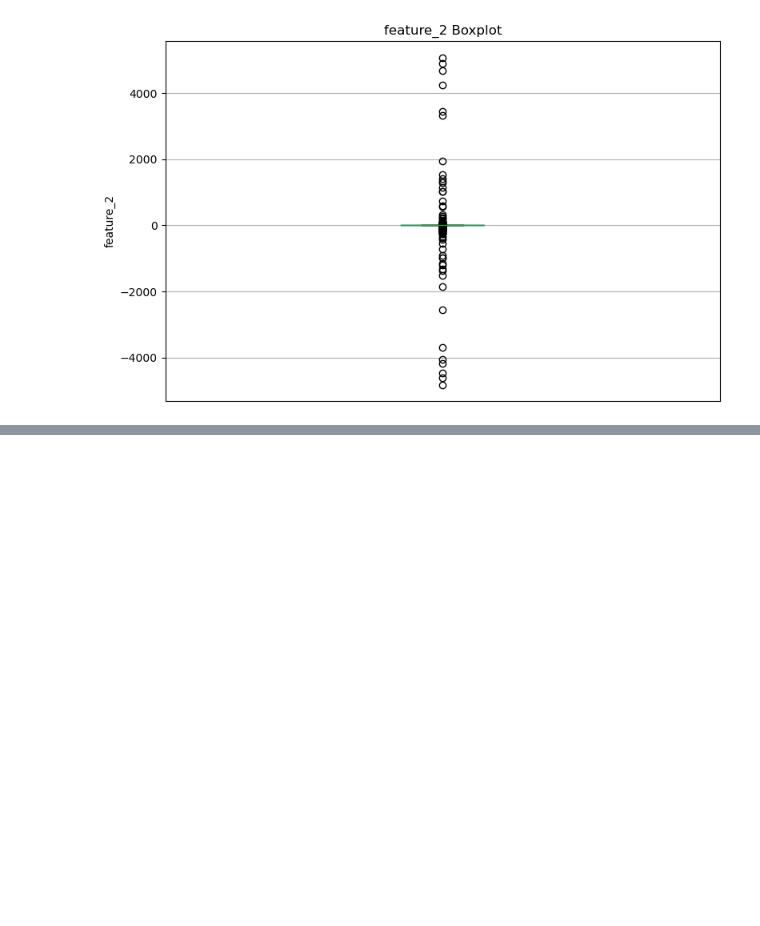
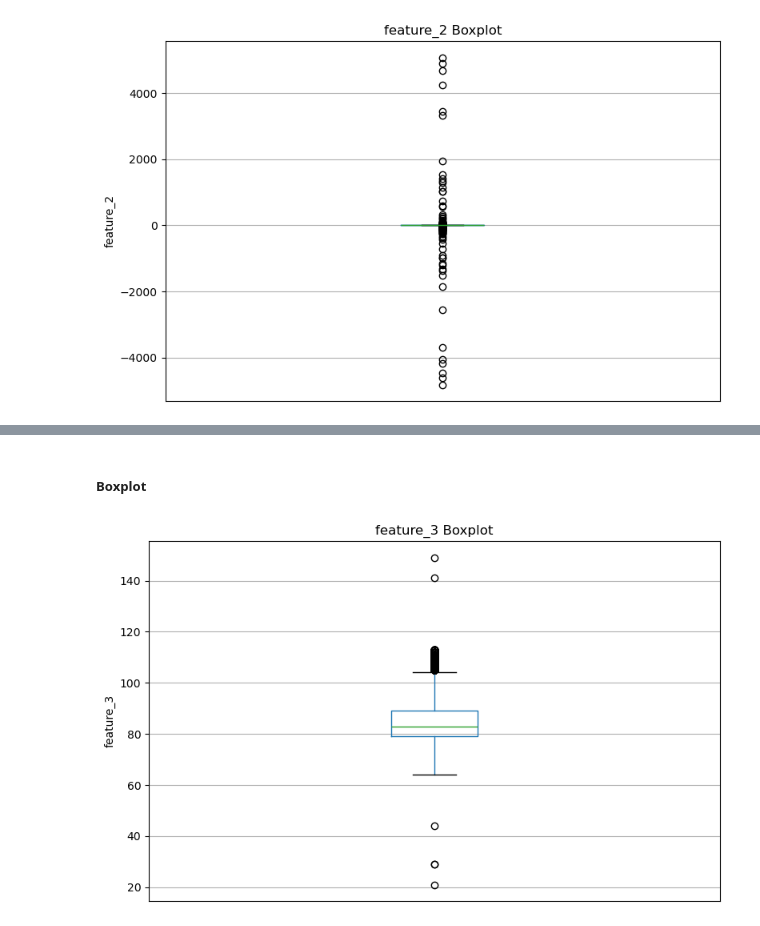
Before and after one commit to Daniyaliranmehr/Neural-Network-Training-Techniques, a Jupyter notebook: notebooks/01_data_preparation.ipynb, the cells around one changed output, grey strips where cells are left out. Saved outputs shown, nothing was run; the diff lists cells and outputs as text; code cells hidden in the pictures; blank space fills up the shorter version.

```diff
--- a/notebooks/01_data_preparation.ipynb
+++ b/notebooks/01_data_preparation.ipynb
@@ -133,0 +142,6 @@ visualization.plot_boxplot(df, column='feature_2', save_path='../assets/')
+# %% [markdown]
+##### Boxplot
+# %%
+visualization.plot_boxplot(df, column='feature_3', save_path='../assets/')
+# %% [output]
+[figure, added]
```
Also changed, not shown: parts of 3 cells of this notebook, 3 other files.
